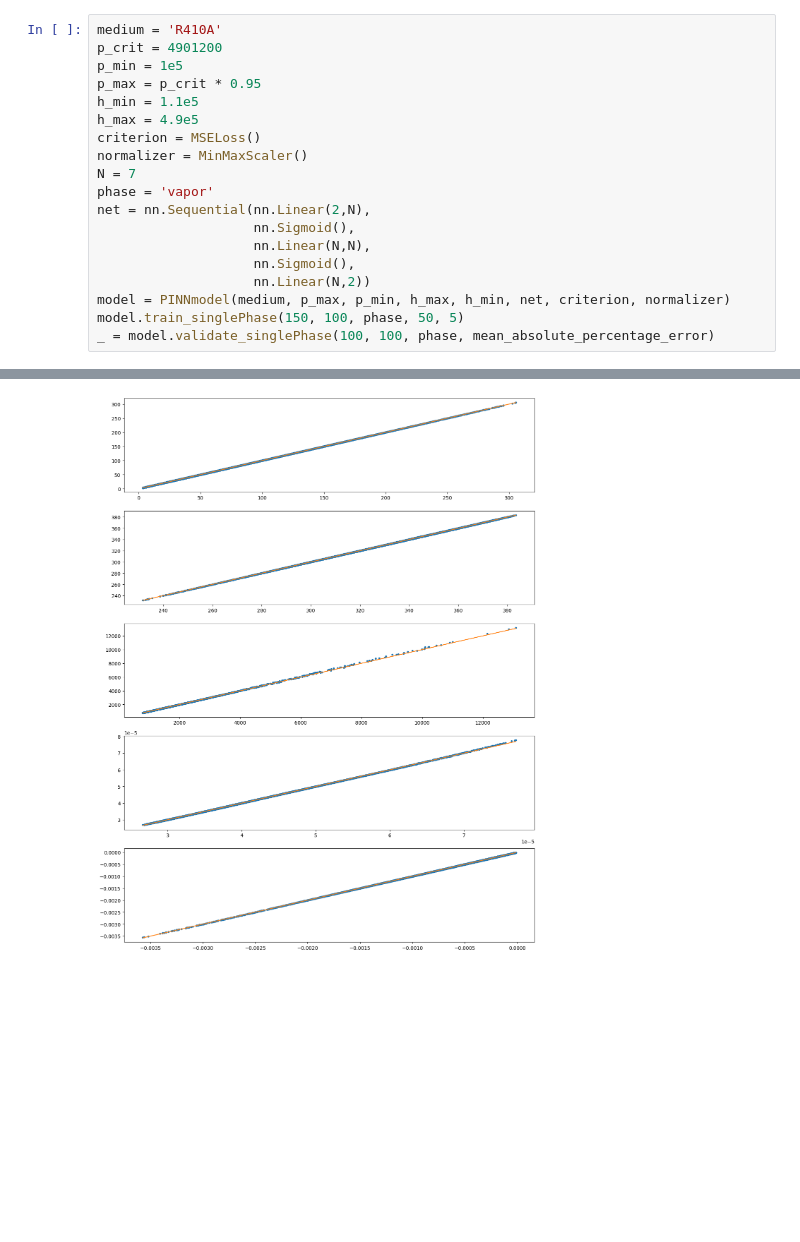
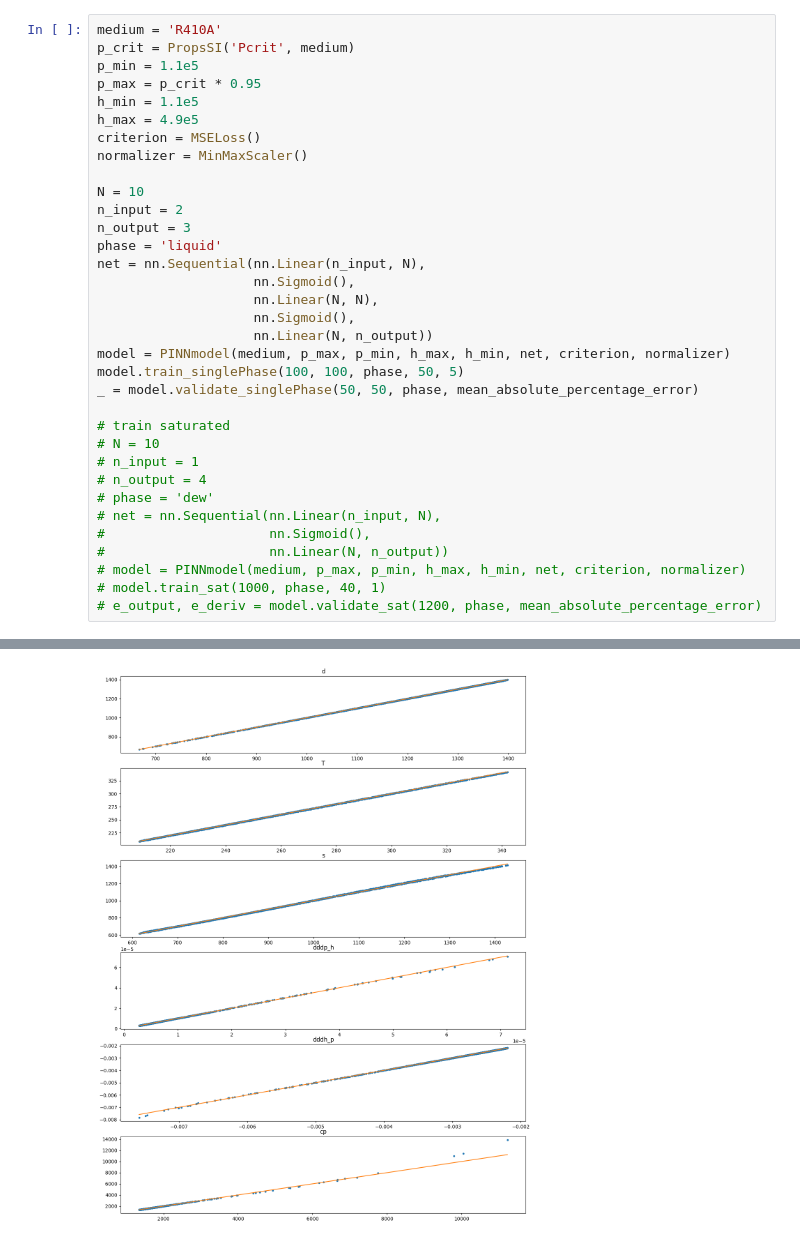
Before and after one commit to jiachengma/NNProperty, a Jupyter notebook: PINN_property_model.ipynb, the cells around one changed output, grey strips where cells are left out. Drawn from its saved outputs; the diff is of its cells as text; blank space fills up the shorter version.

```diff
--- a/PINN_property_model.ipynb
+++ b/PINN_property_model.ipynb
@@ -180,21 +222,36 @@ class PINNmodel(object):
       dump(self.normalizer, open('normalizer.pkl', 'wb')) # save normalize
 # %%
 medium = 'R410A'
-p_crit = 4901200
-p_min = 1e5
+p_crit = PropsSI('Pcrit', medium)
+p_min = 1.1e5
 p_max = p_crit * 0.95
 h_min = 1.1e5
 h_max = 4.9e5
 criterion = MSELoss()
 normalizer = MinMaxScaler()
-N = 7
-phase = 'vapor'
-net = nn.Sequential(nn.Linear(2,N),
+
+N = 10
+n_input = 2
+n_output = 3
+phase = 'liquid'
+net = nn.Sequential(nn.Linear(n_input, N),
                     nn.Sigmoid(),
-                    nn.Linear(N,N),
+                    nn.Linear(N, N),
                     nn.Sigmoid(),
-                    nn.Linear(N,2))
+                    nn.Linear(N, n_output))
 model = PINNmodel(medium, p_max, p_min, h_max, h_min, net, criterion, normalizer)
-model.train_singlePhase(150, 100, phase, 50, 5)
-_ = model.validate_singlePhase(100, 100, phase, mean_absolute_percentage_error)
+model.train_singlePhase(100, 100, phase, 50, 5)
+_ = model.validate_singlePhase(50, 50, phase, mean_absolute_percentage_error)
+
+# train saturated
+# N = 10
+# n_input = 1
+# n_output = 4
+# phase = 'dew'
+# net = nn.Sequential(nn.Linear(n_input, N),
+#                     nn.Sigmoid(),
+#                     nn.Linear(N, n_output))
+# model = PINNmodel(medium, p_max, p_min, h_max, h_min, net, criterion, normalizer)
+# model.train_sat(1000, phase, 40, 1)
+# e_output, e_deriv = model.validate_sat(1200, phase, mean_absolute_percentage_error)
 # %% [output]
@@ -218,2 +275,2 @@ MAPE for d and T: [0.00069374 0.00017086], MAPE for cp, dddp, dddh: [0.00223782
-[figure, old version]
+[figure, new version]
 # %%
```
Also changed, not shown: parts of 13 cells of this notebook.
